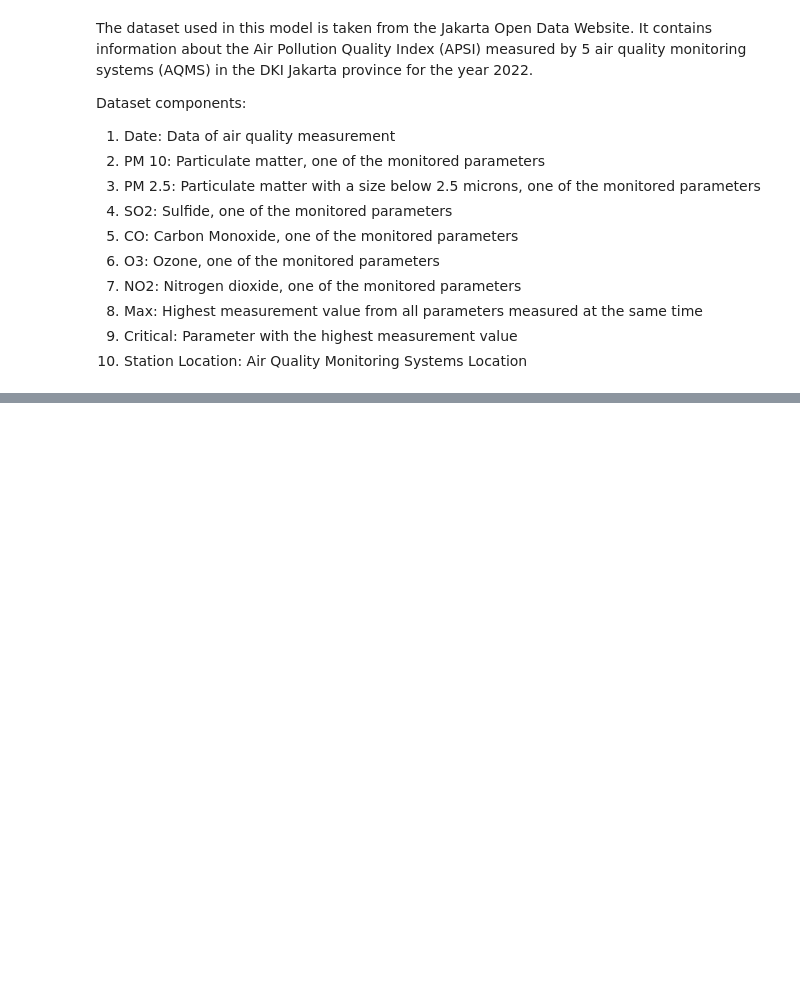
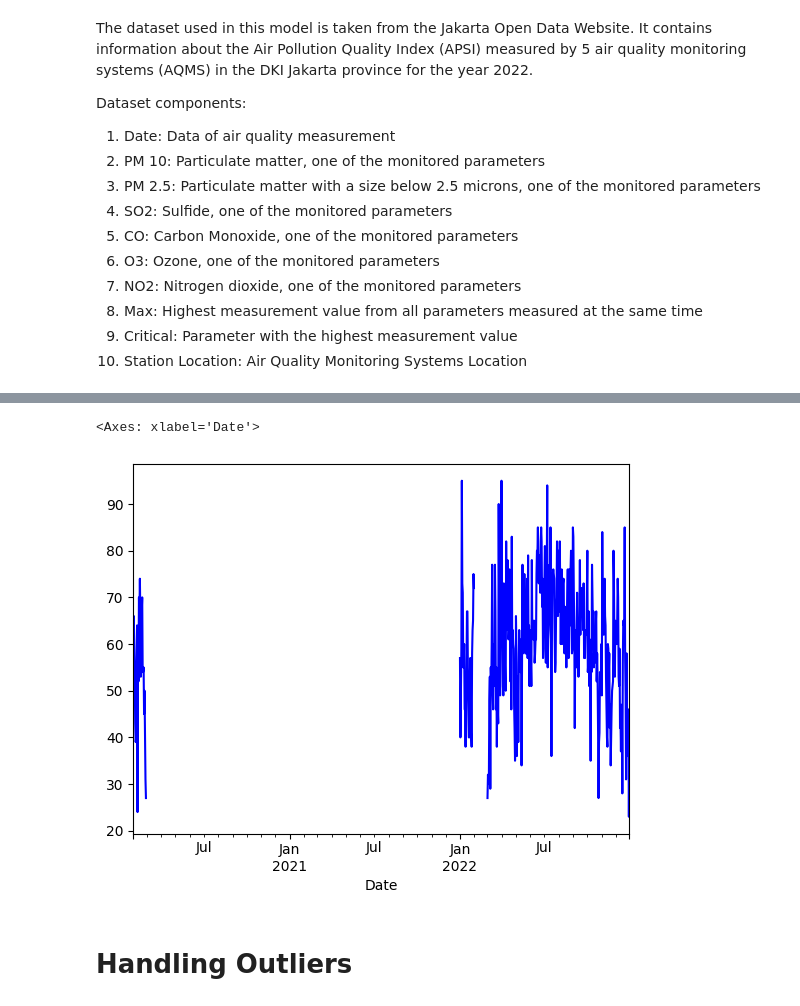
Before and after one commit to wrjodjana/jakarta-analysis, a Jupyter notebook: airquality.ipynb, the cells around one changed output, grey strips where cells are left out. Drawn from its saved outputs; the diff is of its cells as text; code cells hidden in the pictures; blank space fills up the shorter version.

Commit message:
fixed graph plot

```diff
--- a/airquality.ipynb
+++ b/airquality.ipynb
@@ -211,5 +228,11 @@ df = df[df.Critical != 'null']
 # %%
-#df.Date = pd.to_datetime(df.Date)
-
-#df_resample = (df.set_index('Date')).resample('D').mean().reset_index()
-#df_resample.plot(x='Date', y='PM 10', kind='line', color='red')
+df.Date = pd.to_datetime(df.Date)
+df.set_index('Date', inplace=True)
+numerical_columns = df.select_dtypes(include=['number']).columns
+df_resampled = df[numerical_columns].resample('D').mean()
+df_resampled['PM 10'].plot(kind='line', color='blue')
+# %% [output]
+<Axes: xlabel='Date'>
+[figure, added]
+# %% [markdown]
+# Handling Outliers
```
Also changed, not shown: parts of 7 cells of this notebook.
